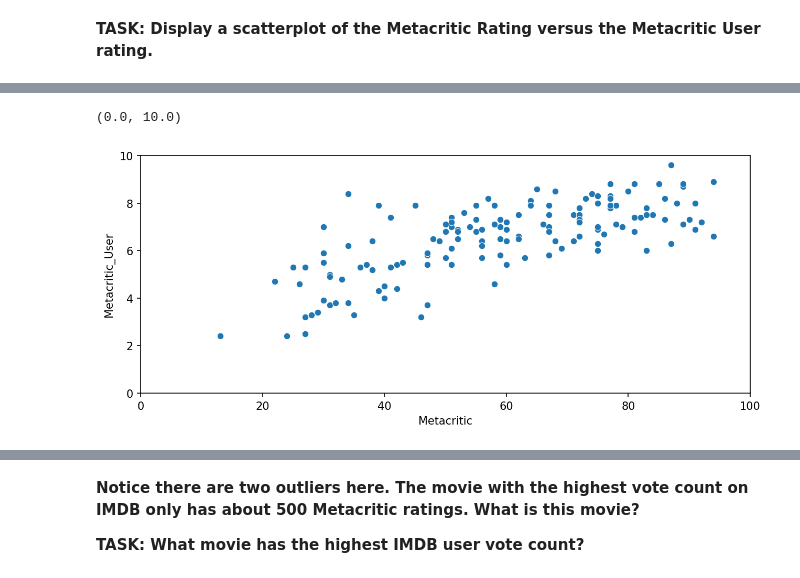
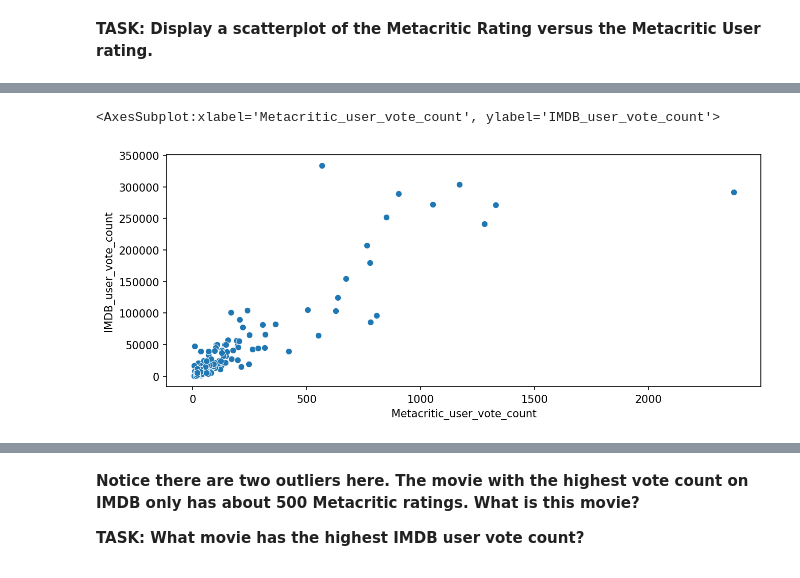
Before and after one commit to ali-moradzade/data-science-and-machine-learning-bootcamp, a Jupyter notebook: 06-capstone-project/00-capstone-project.ipynb, the cells around one changed output, grey strips where cells are left out. Saved outputs shown, nothing was run; the diff lists cells and outputs as text; code cells hidden in the pictures.

```diff
--- a/06-capstone-project/01-Capstone-Project-Solutions .ipynb
+++ b/06-capstone-project/00-capstone-project.ipynb
@@ -413,8 +675,6 @@ Now let's take a quick look at the ratings from MetaCritic. Metacritic also show
 # %%
-plt.figure(figsize=(10,4),dpi=150)
-sns.scatterplot(data=all_sites,x='Metacritic',y='Metacritic_User')
-plt.xlim(0,100)
-plt.ylim(0,10)
+plt.figure(figsize=(10, 4), dpi=150)
+sns.scatterplot(x='Metacritic_user_vote_count', y='IMDB_user_vote_count', data=all_sites)
 # %% [output]
-(0.0, 10.0)
+<AxesSubplot:xlabel='Metacritic_user_vote_count', ylabel='IMDB_user_vote_count'>
-[figure, old version]
+[figure, new version]
```
Also changed, not shown: parts of 113 cells of this notebook, 1 other file.
